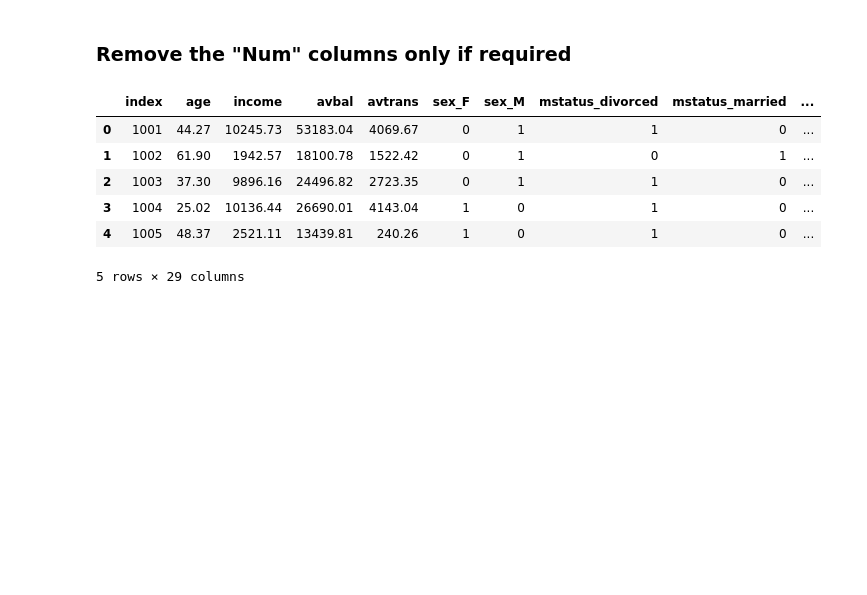
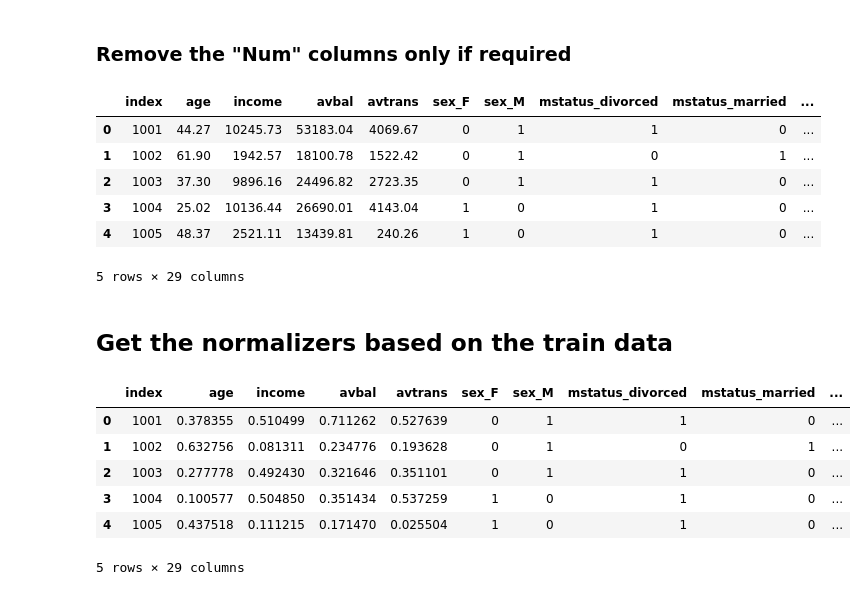
Before and after one commit to ace-racer/KE5108_Hybrid_Intelligent_Systems, a Jupyter notebook: KE 5108 -CA1-Part 2/Generate_Test_Predictions.ipynb, the cells around one changed output. Cells and saved outputs as stored; diff of their text form; code cells hidden in the pictures; blank space fills up the shorter version.

```diff
--- a/KE 5108 -CA1-Part 2/Generate_Test_Predictions.ipynb
+++ b/KE 5108 -CA1-Part 2/Generate_Test_Predictions.ipynb
@@ -81,3 +82,24 @@ df.head()
 | 3 | 1004 | 25.02 | 10136.44 | 26690.01 | 4143.04 | 1 | 0 | 1 | 0 | ... |
 | 4 | 1005 | 48.37 | 2521.11 | 13439.81 | 240.26 | 1 | 0 | 1 | 0 | ... |
 5 rows × 29 columns
+# %% [markdown]
+## Get the normalizers based on the train data
+# %%
+train_df = pd.read_csv("working_data/trial_promo_training_original.csv")
+features_to_scale = ["age", "income", "avbal", "avtrans"]
+min_max_scaler = preprocessing.MinMaxScaler()
+
+# fit on the train data
+train_df[features_to_scale] = min_max_scaler.fit(train_df[features_to_scale])
+
+# transform the test data
+df[features_to_scale] = min_max_scaler.transform(df[features_to_scale])
+df.head()
+# %% [output]
+|  | index | age | income | avbal | avtrans | sex_F | sex_M | mstatus_divorced | mstatus_married | ... |
+| 0 | 1001 | 0.378355 | 0.510499 | 0.711262 | 0.527639 | 0 | 1 | 1 | 0 | ... |
+| 1 | 1002 | 0.632756 | 0.081311 | 0.234776 | 0.193628 | 0 | 1 | 0 | 1 | ... |
+| 2 | 1003 | 0.277778 | 0.492430 | 0.321646 | 0.351101 | 0 | 1 | 1 | 0 | ... |
+| 3 | 1004 | 0.100577 | 0.504850 | 0.351434 | 0.537259 | 1 | 0 | 1 | 0 | ... |
+| 4 | 1005 | 0.437518 | 0.111215 | 0.171470 | 0.025504 | 1 | 0 | 1 | 0 | ... |
+5 rows × 29 columns
```
Also changed, not shown: parts of 6 cells of this notebook, 2 other files.
